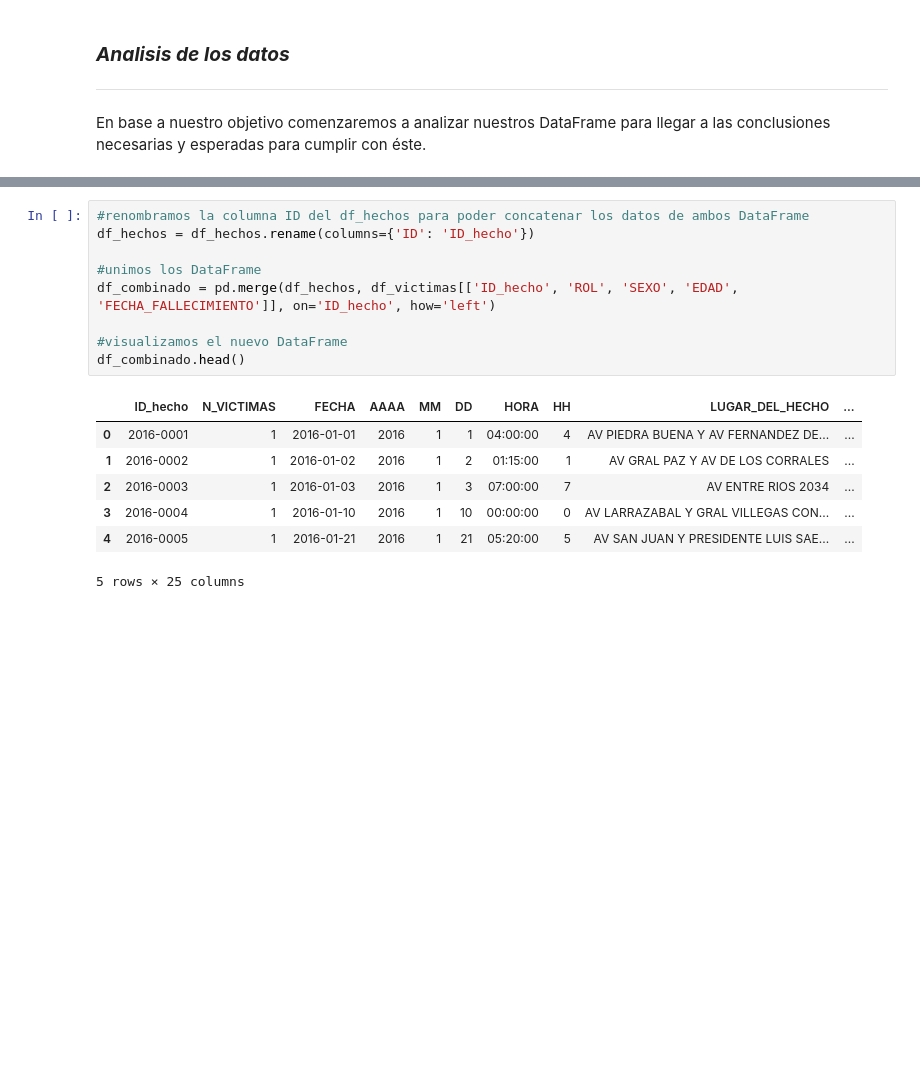
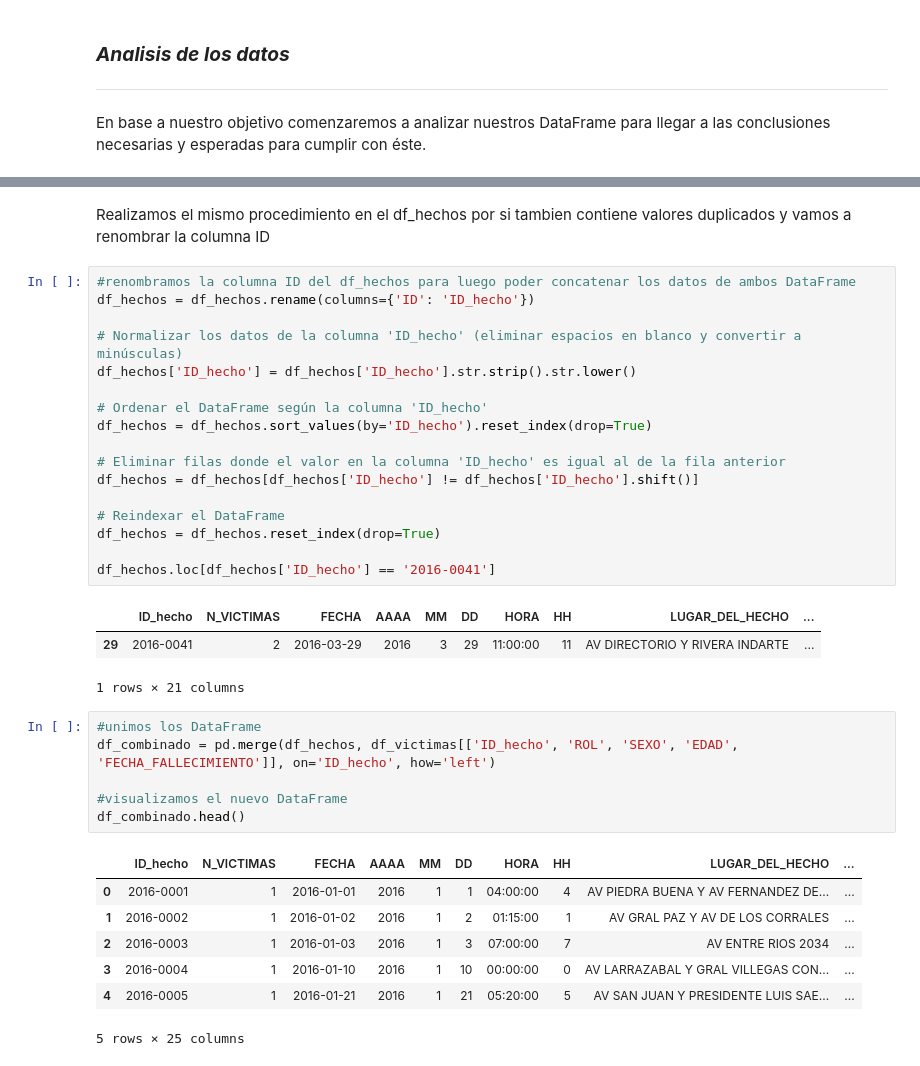
Before and after one commit to vanesalinas/HenryPI_DataAnalyst_PT06, a Jupyter notebook: EDA.ipynb, the cells around one changed output, grey strips where cells are left out. Saved outputs shown, nothing was run; the diff lists cells and outputs as text; blank space fills up the shorter version.

```diff
--- a/EDA.ipynb
+++ b/EDA.ipynb
@@ -148,7 +169,27 @@ En base a nuestro objetivo comenzaremos a analizar nuestros DataFrame para llega
+# %% [markdown]
+Realizamos el mismo procedimiento en el df_hechos por si tambien contiene valores duplicados y vamos a renombrar la columna ID
+# %%
+#renombramos la columna ID del df_hechos para luego poder concatenar los datos de ambos DataFrame
+df_hechos = df_hechos.rename(columns={'ID': 'ID_hecho'})
+
+# Normalizar los datos de la columna 'ID_hecho' (eliminar espacios en blanco y convertir a minúsculas)
+df_hechos['ID_hecho'] = df_hechos['ID_hecho'].str.strip().str.lower()
+
+# Ordenar el DataFrame según la columna 'ID_hecho'
+df_hechos = df_hechos.sort_values(by='ID_hecho').reset_index(drop=True)
+
+# Eliminar filas donde el valor en la columna 'ID_hecho' es igual al de la fila anterior
+df_hechos = df_hechos[df_hechos['ID_hecho'] != df_hechos['ID_hecho'].shift()]
+
+# Reindexar el DataFrame
+df_hechos = df_hechos.reset_index(drop=True)
+
+df_hechos.loc[df_hechos['ID_hecho'] == '2016-0041']
+# %% [output]
+|  | ID_hecho | N_VICTIMAS | FECHA | AAAA | MM | DD | HORA | HH | LUGAR_DEL_HECHO | ... |
+| 29 | 2016-0041 | 2 | 2016-03-29 | 2016 | 3 | 29 | 11:00:00 | 11 | AV DIRECTORIO Y RIVERA INDARTE | ... |
+1 rows × 21 columns
 # %%
-#renombramos la columna ID del df_hechos para poder concatenar los datos de ambos DataFrame
-df_hechos = df_hechos.rename(columns={'ID': 'ID_hecho'})
-
 #unimos los DataFrame
 df_combinado = pd.merge(df_hechos, df_victimas[['ID_hecho', 'ROL', 'SEXO', 'EDAD', 'FECHA_FALLECIMIENTO']], on='ID_hecho', how='left')
 
```
Also changed, not shown: parts of 6 cells of this notebook.
